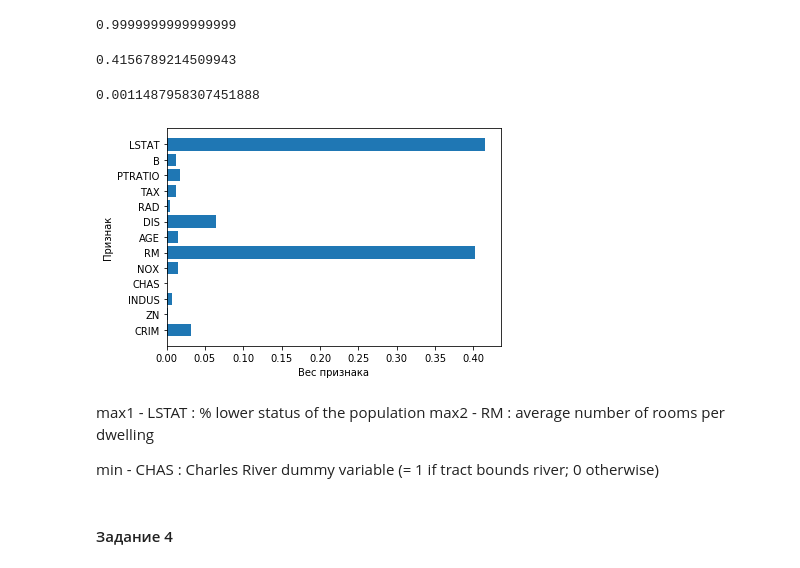
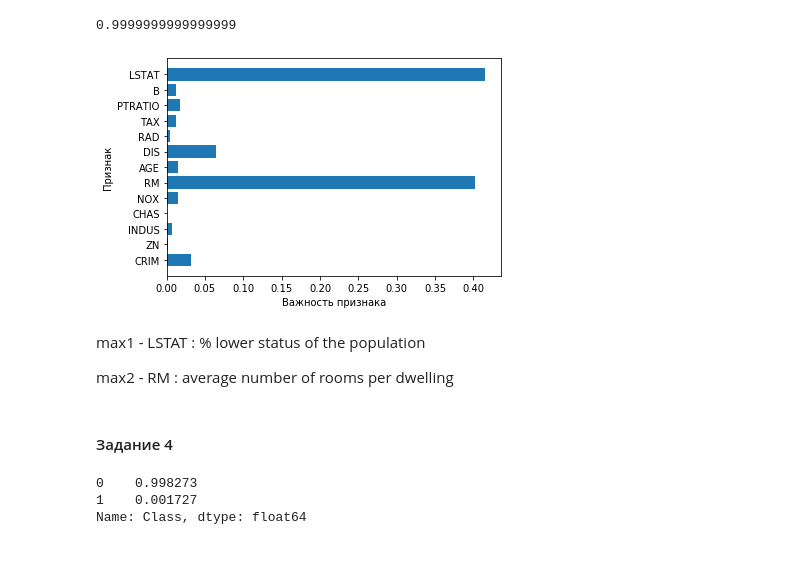
Before and after one commit to comrade747/python, a Jupyter notebook: Lesson6.ipynb, the cells around one changed output. Saved outputs shown, nothing was run; the diff lists cells and outputs as text; code cells hidden in the pictures.

```diff
--- a/Lesson6.ipynb
+++ b/Lesson6.ipynb
@@ -115,14 +115,6 @@ print(rfr.feature_importances_)
 print(rfr.feature_importances_.sum())
 # %% [output]
 0.9999999999999999
-# %%
-print(rfr.feature_importances_.max())
-# %% [output]
-0.4156789214509943
-# %%
-print(rfr.feature_importances_.min())
-# %% [output]
-0.0011487958307451888
 # %%
 from matplotlib import pyplot as plt
 
@@ -130,18 +122,17 @@ plt.rcParams['figure.figsize'] = 6, 4
 
 %matplotlib inline
 # %%
-plt.barh(feature_names, rfr.feature_importances_.flatten())
+plt.barh(feature_names, rfr.feature_importances_)
 
-plt.xlabel("Вес признака")
+plt.xlabel("Важность признака")
 plt.ylabel("Признак")
 
 plt.show()
 # %% [output]
-[figure, old version]
+[figure, new version]
 # %% [markdown]
 max1 - LSTAT : % lower status of the population
+
 max2 - RM : average number of rooms per dwelling
-
-min - CHAS : Charles River dummy variable (= 1 if tract bounds river; 0 otherwise)
 # %% [markdown]
 #### Задание 4
@@ -147,0 +142,8 @@ min - CHAS : Charles River dummy variable (= 1 if tract bounds river; 0 otherwis
+# %%
+idx = pd.Index(df.Class)
+y = idx.value_counts(normalize=True)
+print(y)
+# %% [output]
+0    0.998273
+1    0.001727
+Name: Class, dtype: float64
```
Also changed, not shown: parts of 9 cells of this notebook.
